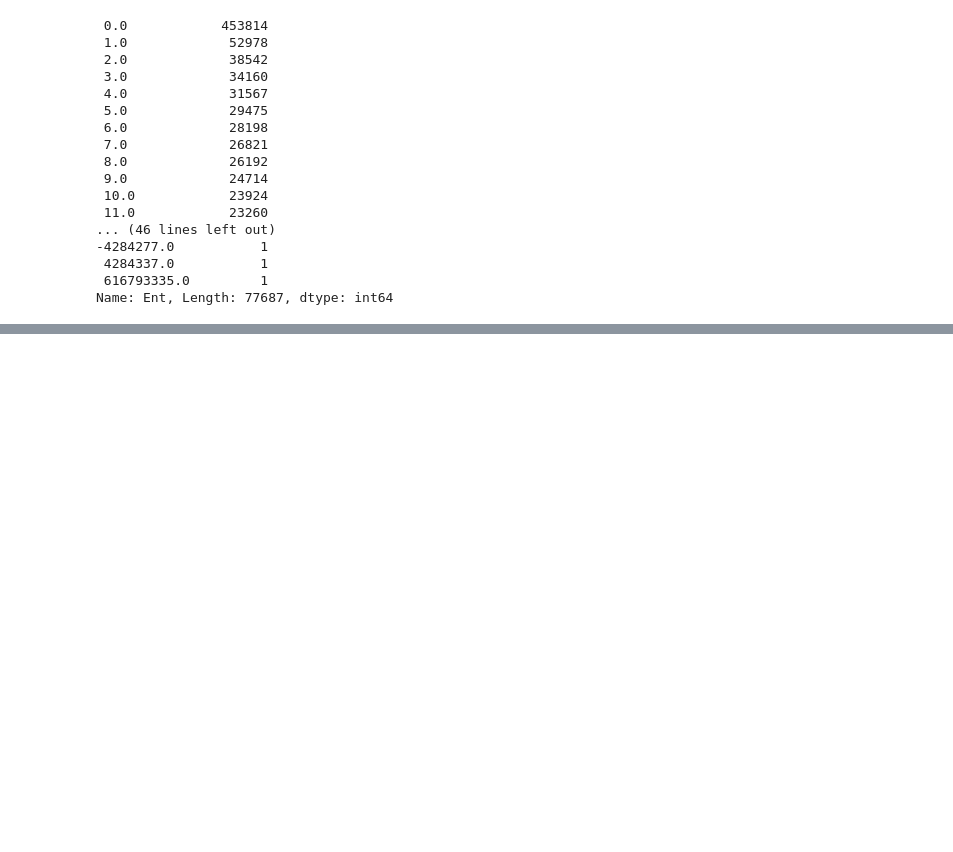
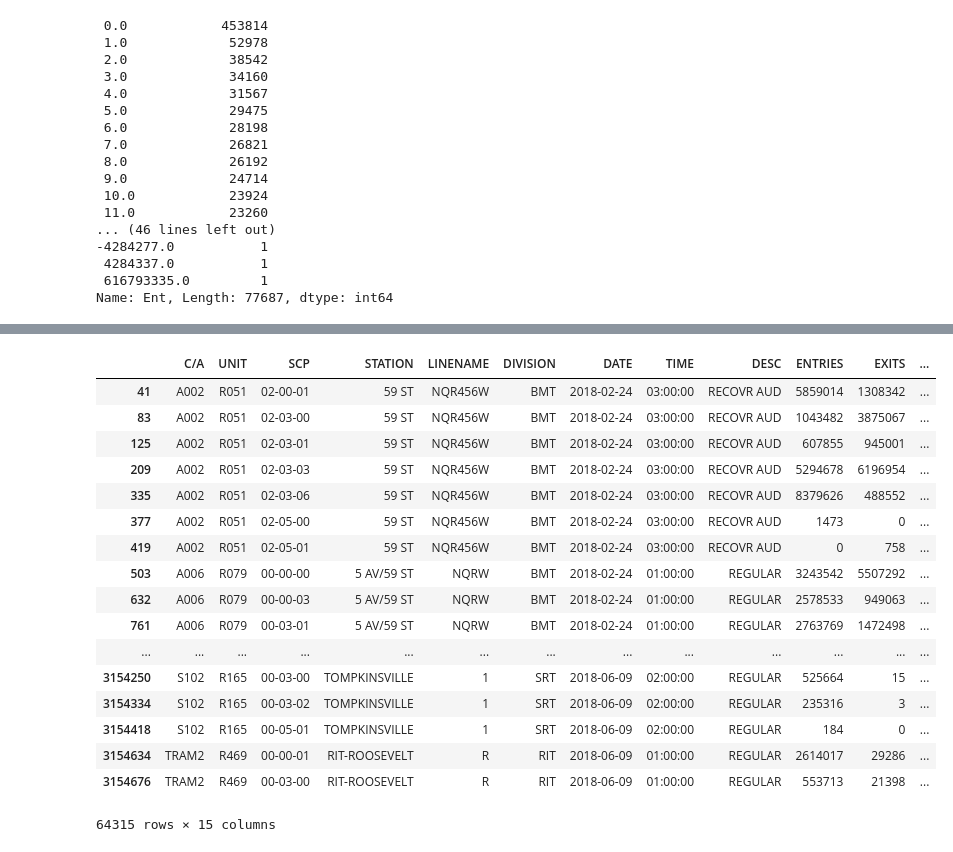
Before and after one commit to natashaborders-zz/MTA_Data_Analysis, a Jupyter notebook: Project Benson/Project_Benson_Organizing_The_Data.ipynb, the cells around one changed output, grey strips where cells are left out. Cells and saved outputs as stored; diff of their text form; code cells hidden in the pictures; blank space fills up the shorter version.

```diff
--- a/Project Benson/Project_Benson_Organizing_The_Data.ipynb
+++ b/Project Benson/Project_Benson_Organizing_The_Data.ipynb
@@ -54,0 +55,6 @@ merged_data.describe()
+# %%
+merged_data.drop('Unnamed: 0', axis=1, inplace=True)
+# %%
+merged_data.drop('Unnamed: 0.1', axis=1, inplace=True)
+# %%
+merged_data.drop('Unnamed: 0.1.1', axis=1, inplace=True)
@@ -83 +98,22 @@ print(min, q25, q50, q75, max)
  ...]
+# %%
+merged_data.loc[merged_data['Ent'] < 0]
+# %% [output]
+|  | C/A | UNIT | SCP | STATION | LINENAME | DIVISION | DATE | TIME | DESC | ENTRIES | EXITS | ... |
+| 41 | A002 | R051 | 02-00-01 | 59 ST | NQR456W | BMT | 2018-02-24 | 03:00:00 | RECOVR AUD | 5859014 | 1308342 | ... |
+| 83 | A002 | R051 | 02-03-00 | 59 ST | NQR456W | BMT | 2018-02-24 | 03:00:00 | RECOVR AUD | 1043482 | 3875067 | ... |
+| 125 | A002 | R051 | 02-03-01 | 59 ST | NQR456W | BMT | 2018-02-24 | 03:00:00 | RECOVR AUD | 607855 | 945001 | ... |
+| 209 | A002 | R051 | 02-03-03 | 59 ST | NQR456W | BMT | 2018-02-24 | 03:00:00 | RECOVR AUD | 5294678 | 6196954 | ... |
+| 335 | A002 | R051 | 02-03-06 | 59 ST | NQR456W | BMT | 2018-02-24 | 03:00:00 | RECOVR AUD | 8379626 | 488552 | ... |
+| 377 | A002 | R051 | 02-05-00 | 59 ST | NQR456W | BMT | 2018-02-24 | 03:00:00 | RECOVR AUD | 1473 | 0 | ... |
+| 419 | A002 | R051 | 02-05-01 | 59 ST | NQR456W | BMT | 2018-02-24 | 03:00:00 | RECOVR AUD | 0 | 758 | ... |
+| 503 | A006 | R079 | 00-00-00 | 5 AV/59 ST | NQRW | BMT | 2018-02-24 | 01:00:00 | REGULAR | 3243542 | 5507292 | ... |
+| 632 | A006 | R079 | 00-00-03 | 5 AV/59 ST | NQRW | BMT | 2018-02-24 | 01:00:00 | REGULAR | 2578533 | 949063 | ... |
+| 761 | A006 | R079 | 00-03-01 | 5 AV/59 ST | NQRW | BMT | 2018-02-24 | 01:00:00 | REGULAR | 2763769 | 1472498 | ... |
+| ... | ... | ... | ... | ... | ... | ... | ... | ... | ... | ... | ... | ... |
+| 3154250 | S102 | R165 | 00-03-00 | TOMPKINSVILLE | 1 | SRT | 2018-06-09 | 02:00:00 | REGULAR | 525664 | 15 | ... |
+| 3154334 | S102 | R165 | 00-03-02 | TOMPKINSVILLE | 1 | SRT | 2018-06-09 | 02:00:00 | REGULAR | 235316 | 3 | ... |
+| 3154418 | S102 | R165 | 00-05-01 | TOMPKINSVILLE | 1 | SRT | 2018-06-09 | 02:00:00 | REGULAR | 184 | 0 | ... |
+| 3154634 | TRAM2 | R469 | 00-00-01 | RIT-ROOSEVELT | R | RIT | 2018-06-09 | 01:00:00 | REGULAR | 2614017 | 29286 | ... |
+| 3154676 | TRAM2 | R469 | 00-03-00 | RIT-ROOSEVELT | R | RIT | 2018-06-09 | 01:00:00 | REGULAR | 553713 | 21398 | ... |
+64315 rows × 15 columns
```
Also changed, not shown: parts of 7 cells of this notebook, 1 other file.
